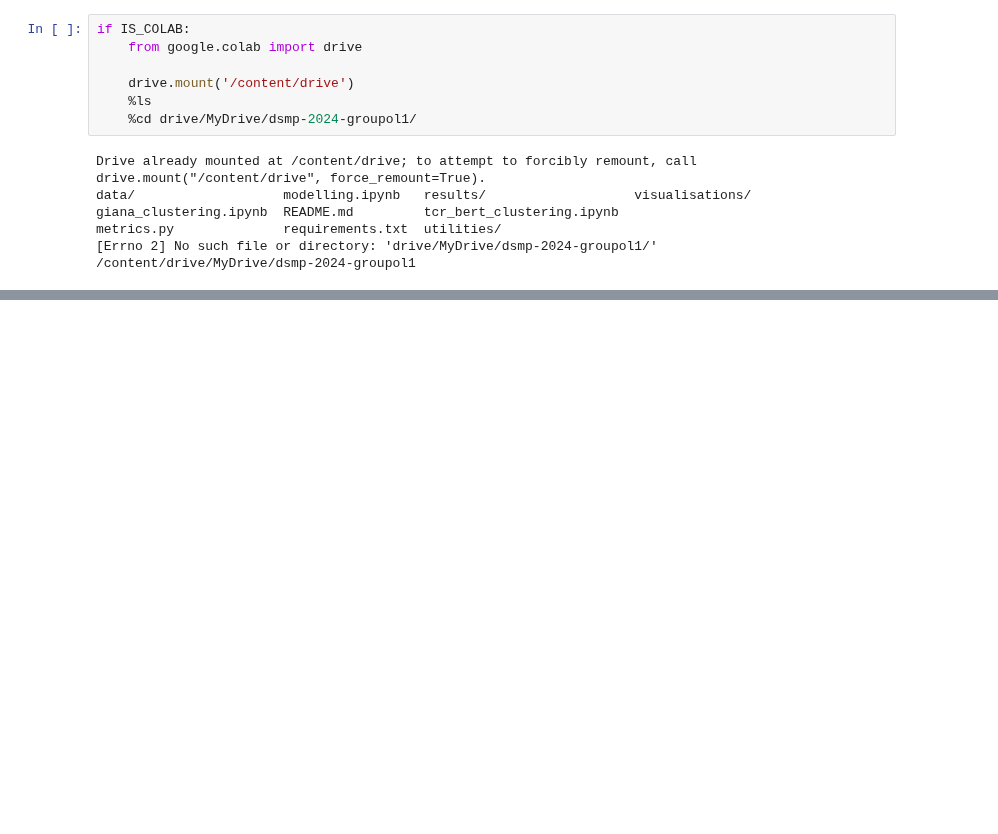
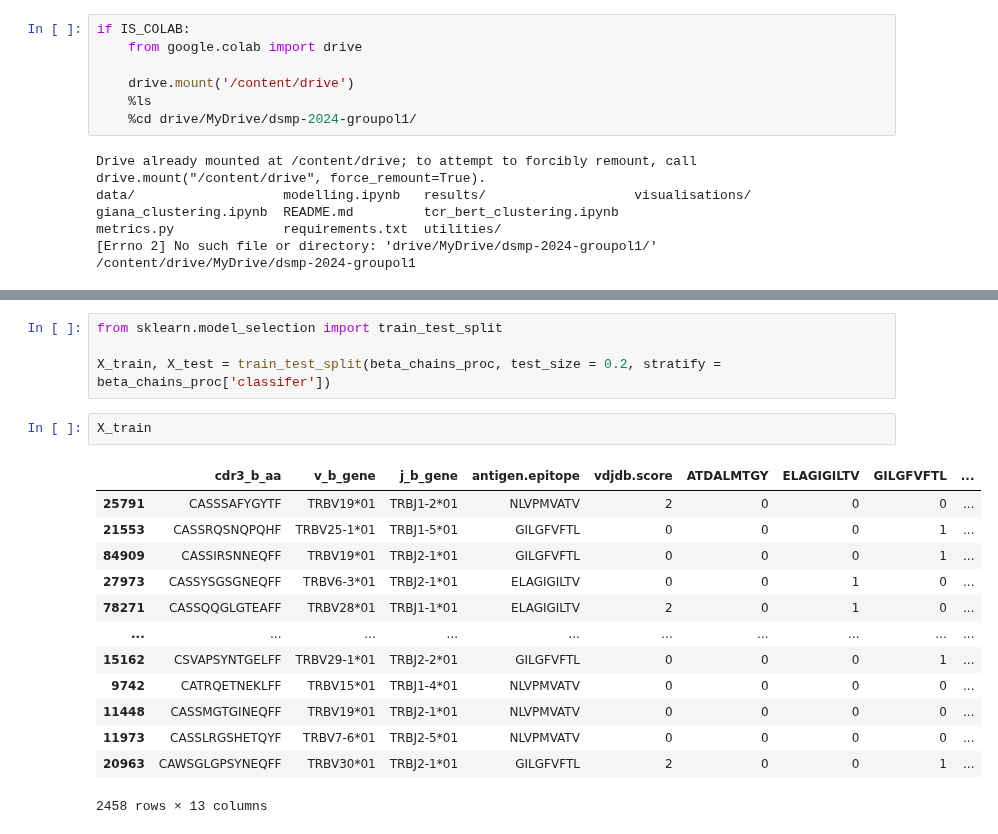
Before and after one commit to UoB-DSMP-2023-24/dsmp-2024-groupol1, a Jupyter notebook: modelling.ipynb, the cells around one changed output, grey strips where cells are left out. Cells and saved outputs as stored; diff of their text form; blank space fills up the shorter version.

```diff
--- a/modelling.ipynb
+++ b/modelling.ipynb
@@ -133,0 +175,20 @@ weighted avg       0.48      0.31      0.37       220
+# %%
+from sklearn.model_selection import train_test_split
+
+X_train, X_test = train_test_split(beta_chains_proc, test_size = 0.2, stratify = beta_chains_proc['classifer'])
+# %%
+X_train
+# %% [output]
+|  | cdr3_b_aa | v_b_gene | j_b_gene | antigen.epitope | vdjdb.score | ATDALMTGY | ELAGIGILTV | GILGFVFTL | ... |
+| 25791 | CASSSAFYGYTF | TRBV19*01 | TRBJ1-2*01 | NLVPMVATV | 2 | 0 | 0 | 0 | ... |
+| 21553 | CASSRQSNQPQHF | TRBV25-1*01 | TRBJ1-5*01 | GILGFVFTL | 0 | 0 | 0 | 1 | ... |
+| 84909 | CASSIRSNNEQFF | TRBV19*01 | TRBJ2-1*01 | GILGFVFTL | 0 | 0 | 0 | 1 | ... |
+| 27973 | CASSYSGSGNEQFF | TRBV6-3*01 | TRBJ2-1*01 | ELAGIGILTV | 0 | 0 | 1 | 0 | ... |
+| 78271 | CASSQQGLGTEAFF | TRBV28*01 | TRBJ1-1*01 | ELAGIGILTV | 2 | 0 | 1 | 0 | ... |
+| ... | ... | ... | ... | ... | ... | ... | ... | ... | ... |
+| 15162 | CSVAPSYNTGELFF | TRBV29-1*01 | TRBJ2-2*01 | GILGFVFTL | 0 | 0 | 0 | 1 | ... |
+| 9742 | CATRQETNEKLFF | TRBV15*01 | TRBJ1-4*01 | NLVPMVATV | 0 | 0 | 0 | 0 | ... |
+| 11448 | CASSMGTGINEQFF | TRBV19*01 | TRBJ2-1*01 | NLVPMVATV | 0 | 0 | 0 | 0 | ... |
+| 11973 | CASSLRGSHETQYF | TRBV7-6*01 | TRBJ2-5*01 | NLVPMVATV | 0 | 0 | 0 | 0 | ... |
+| 20963 | CAWSGLGPSYNEQFF | TRBV30*01 | TRBJ2-1*01 | GILGFVFTL | 2 | 0 | 0 | 1 | ... |
+2458 rows × 13 columns
```
Also changed, not shown: parts of 27 cells of this notebook.
